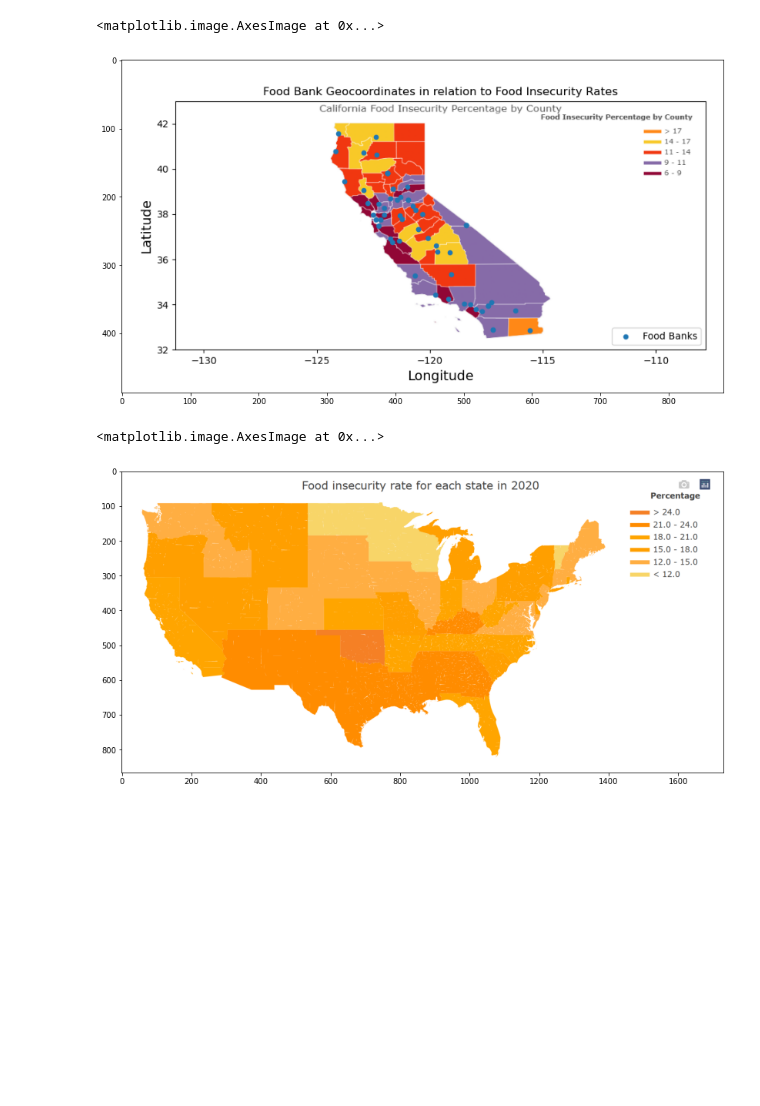
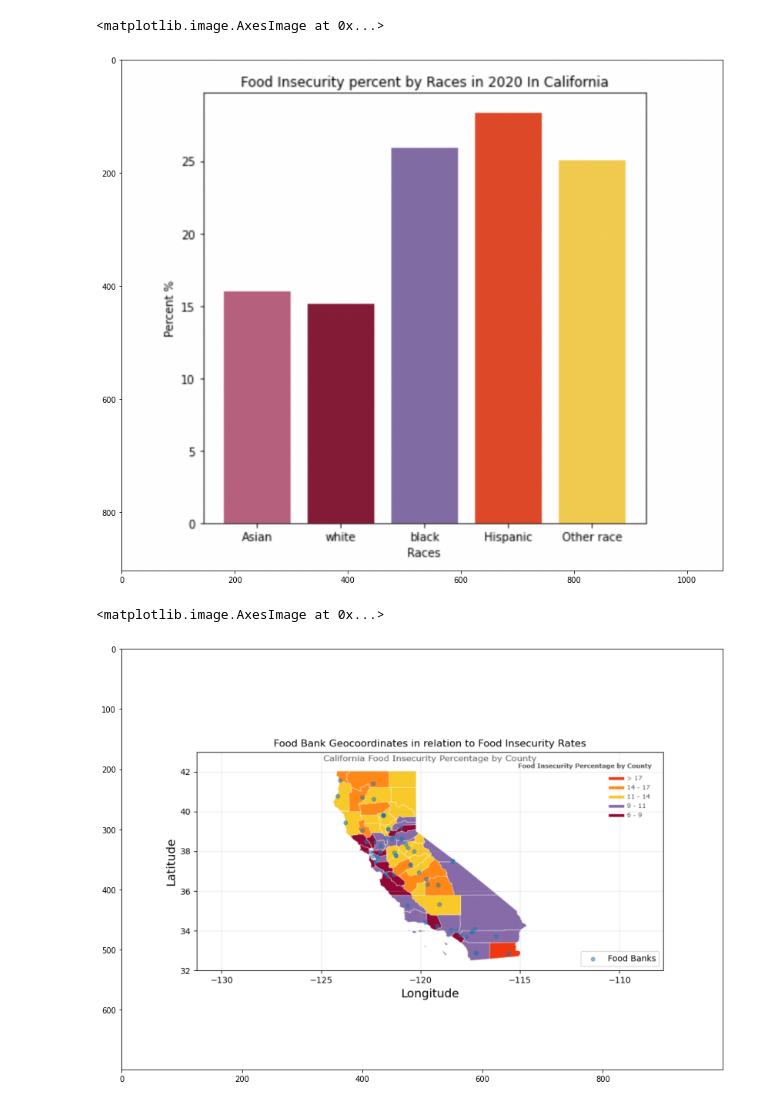
Before and after one commit to MCsweetsoup/ECE143_finalproject_submit, a Jupyter notebook: visualization.ipynb, the cells around one changed output. Drawn from its saved outputs; the diff is of its cells as text; code cells hidden in the pictures; blank space fills up the shorter version.

Commit message:
Update visualization.ipynb
Make sure it include all visualizations

```diff
--- a/visualization.ipynb
+++ b/visualization.ipynb
@@ -2,16 +2,16 @@
 import matplotlib.pyplot as plt
 %matplotlib inline
 # %%
-foodbank_foodinse = plt.imread('./image/Food Bank Geocoordinates in relation to Food Insecurity Rates.PNG')
+food_inse_race = plt.imread('./image/Average Food Insecurity Rate by Race In California In 2020.png')
 plt.figure(figsize=(14, 14))
-plt.imshow(foodbank_foodinse)
+plt.imshow(food_inse_race)
 # %% [output]
 <matplotlib.image.AxesImage at 0x...>
-[figure, old version]
+[figure, new version]
 # %%
-food_inse_per_state = plt.imread('./image/Food insecurity rate for each state in 2020.png')
+food_bank_map = plt.imread('./image/Food Bank Geocoordinates On California Map.png')
 plt.figure(figsize=(14, 12))
-plt.imshow(food_inse_per_state)
+plt.imshow(food_bank_map)
 # %% [output]
 <matplotlib.image.AxesImage at 0x...>
-[figure, old version]
+[figure, new version]
```
Also changed, not shown: parts of 14 cells of this notebook.
